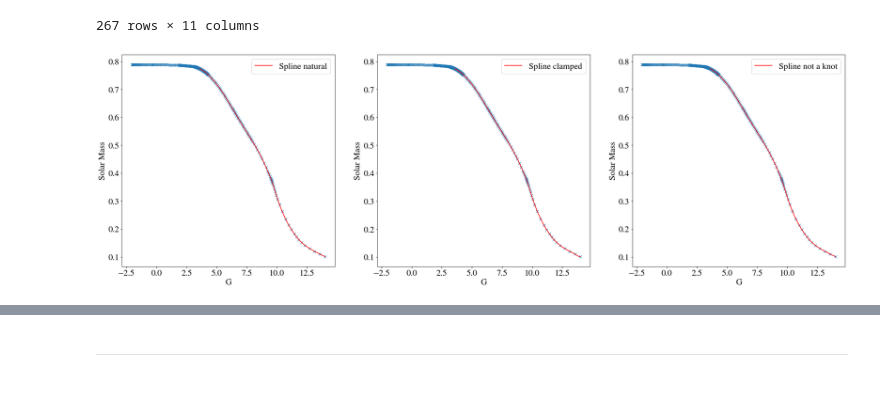
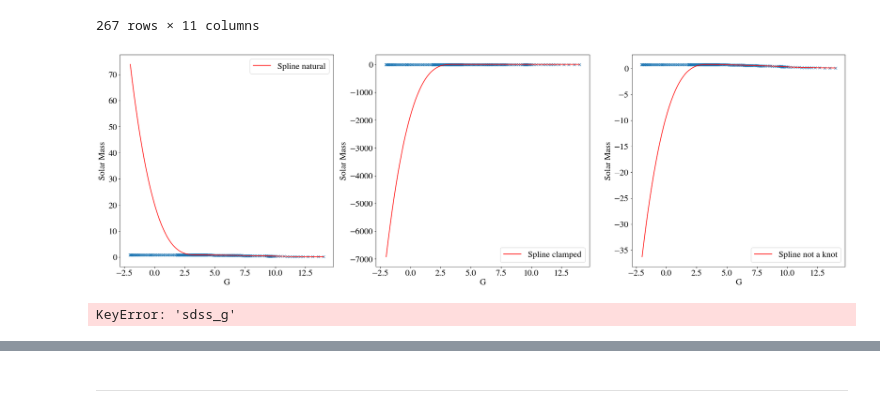
Before and after one commit to vPedreros/MW_Satellites, a Jupyter notebook: MW_satellites_nb.ipynb, the cells around one changed output, grey strips where cells are left out. Saved outputs shown, nothing was run; the diff lists cells and outputs as text; code cells hidden in the pictures.

```diff
--- a/MW_satellites_nb.ipynb
+++ b/MW_satellites_nb.ipynb
@@ -566,25 +569,29 @@ spline = CubicSpline(x, y, bc_type='natural')
 spline2 = CubicSpline(x, y, bc_type='clamped')
 spline3 = CubicSpline(x, y, bc_type='not-a-knot')
 # %%
-x_to_plot = np.linspace(3.6, 14, 100)
+x_to_plot = np.linspace(-2, 14, 100)
 
 x_data = df_iso['sdss_g']
 y_data = df_iso['M/Mo']
 
 fig, axs = plt.subplots(1, 3, figsize=(30,9))
 
 axs[0].plot(x_data, y_data, 'x')
 axs[1].plot(x_data, y_data, 'x')
 axs[2].plot(x_data, y_data, 'x')
 axs[0].plot(x_to_plot, spline(x_to_plot), label='Spline natural', c='r')
 axs[1].plot(x_to_plot, spline2(x_to_plot), label='Spline clamped', c='r')
 axs[2].plot(x_to_plot, spline3(x_to_plot), label='Spline not a knot', c='r')
 for ax in axs:
     ax.set_xlabel('G')
     ax.set_ylabel('Solar Mass')
     ax.legend();
 # %% [output]
-[figure, old version]
+[figure, new version]
+# %%
+df_iso12.loc['sdss_g']
+# %% [output]
+KeyError: 'sdss_g'
 # %%
 df_filt_stars.insert(df_filt_stars.shape[1], 'M/Mo', df_filt_stars.G.apply(spline), True)
 # %%
```
Also changed, not shown: parts of 14 cells of this notebook.
